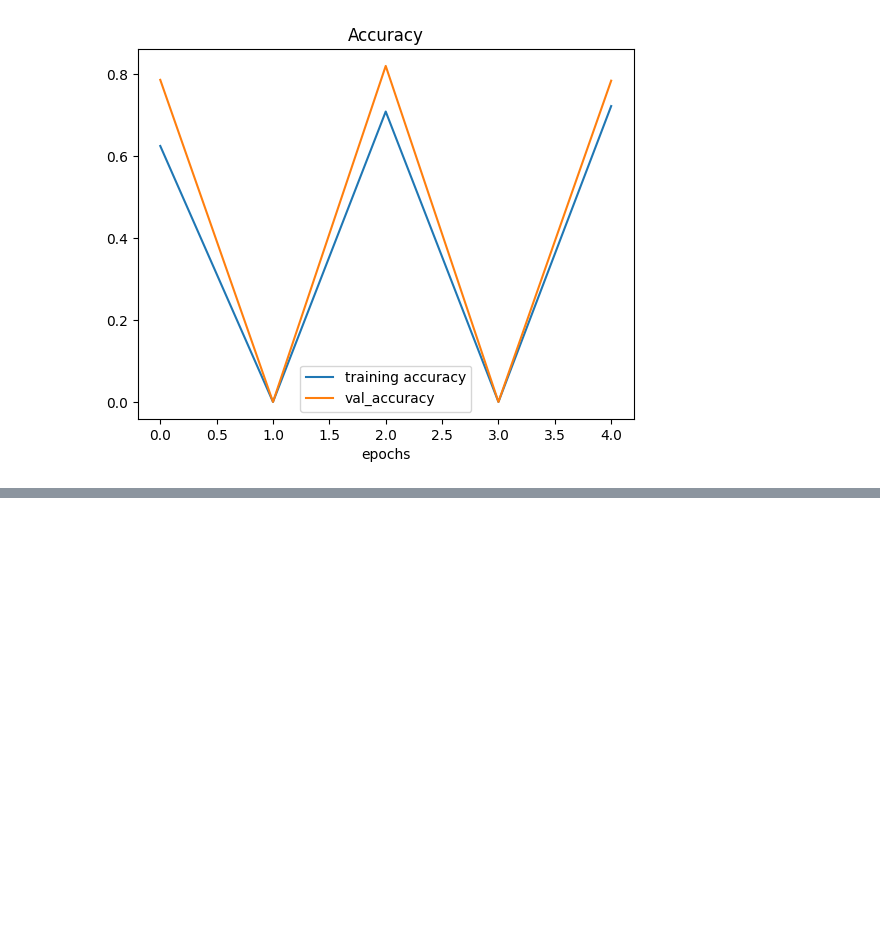
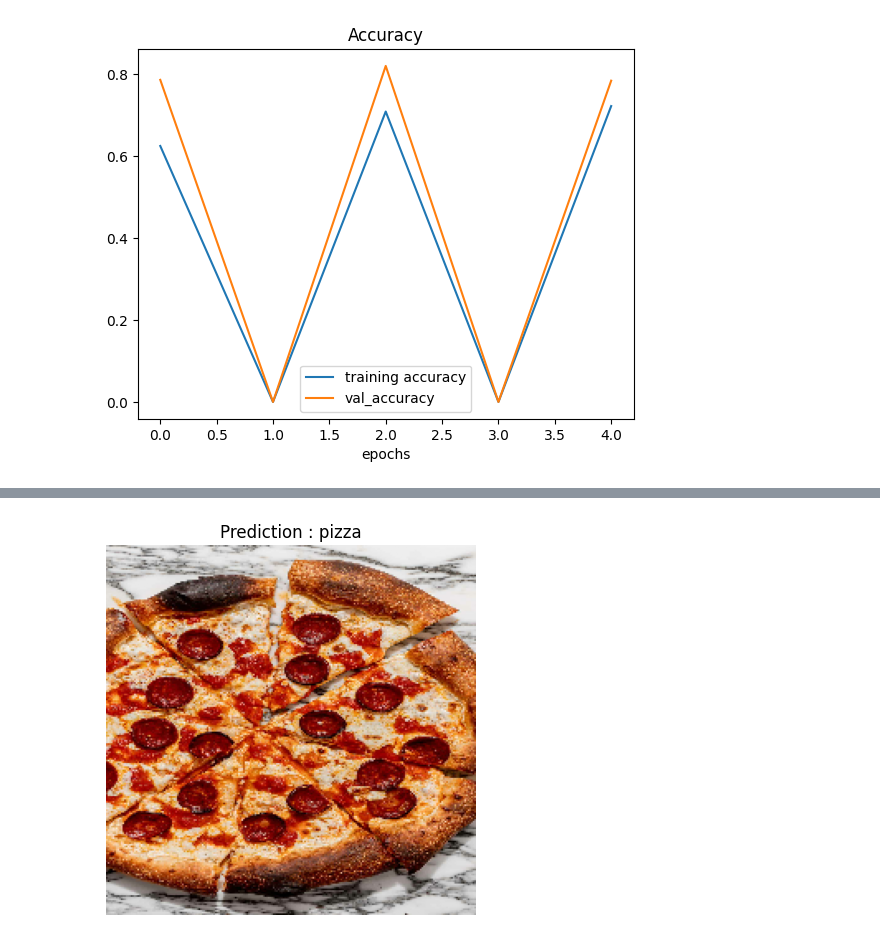
Before and after one commit to akhil4674/ConvolutionalNN_-Compute_vision, a Jupyter notebook: 03_CNN.ipynb, the cells around one changed output, grey strips where cells are left out. Cells and saved outputs as stored; diff of their text form; code cells hidden in the pictures; blank space fills up the shorter version.

```diff
--- a/03_CNN.ipynb
+++ b/03_CNN.ipynb
@@ -832,0 +875,3 @@ plot_loss_curves(history_7)
+# %%
+steak = load_and_prep_image("/Users/akhilkumar/Desktop/Tesorflow - Expert/tensorflow-deep-learning/images/03-steak.jpeg")
+steak.shape
@@ -832,0 +880,3 @@ plot_loss_curves(history_7)
+# %%
+expanded_steak = tf.expand_dims(steak , axis = 0)
+expanded_steak.shape
@@ -832,0 +893,2 @@ plot_loss_curves(history_7)
+# %%
+pred = model_7.predict(expanded_steak)
@@ -832,0 +920,15 @@ plot_loss_curves(history_7)
+# %%
+## Making the function
+
+def pred_and_plot(model , filename , class_names) :
+    img = load_and_prep_image(filename)
+    img_expanded = tf.expand_dims(img , axis = 0)
+    pred = model.predict(img_expanded)
+    pred_class = class_names[int(tf.round(pred))]
+    plt.imshow(img)
+    plt.title(f"Prediction : {pred_class}")
+    plt.axis(False)
+    plt.show()
+# %%
+pred_and_plot(model_6 , "/Users/akhilkumar/Downloads/new-york-style-pizza2.jpg" , class_names)
+# %% [output]
@@ -832,0 +936 @@ plot_loss_curves(history_7)
+[figure, added]
```
Also changed, not shown: parts of 18 cells of this notebook.
